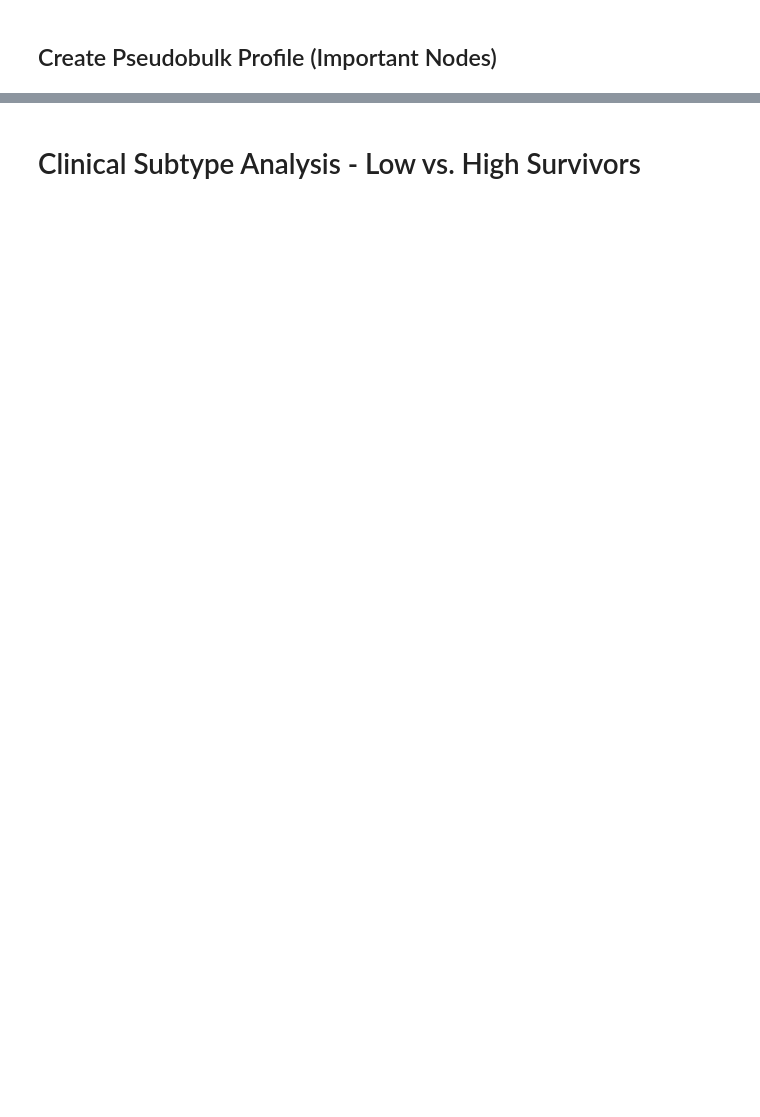
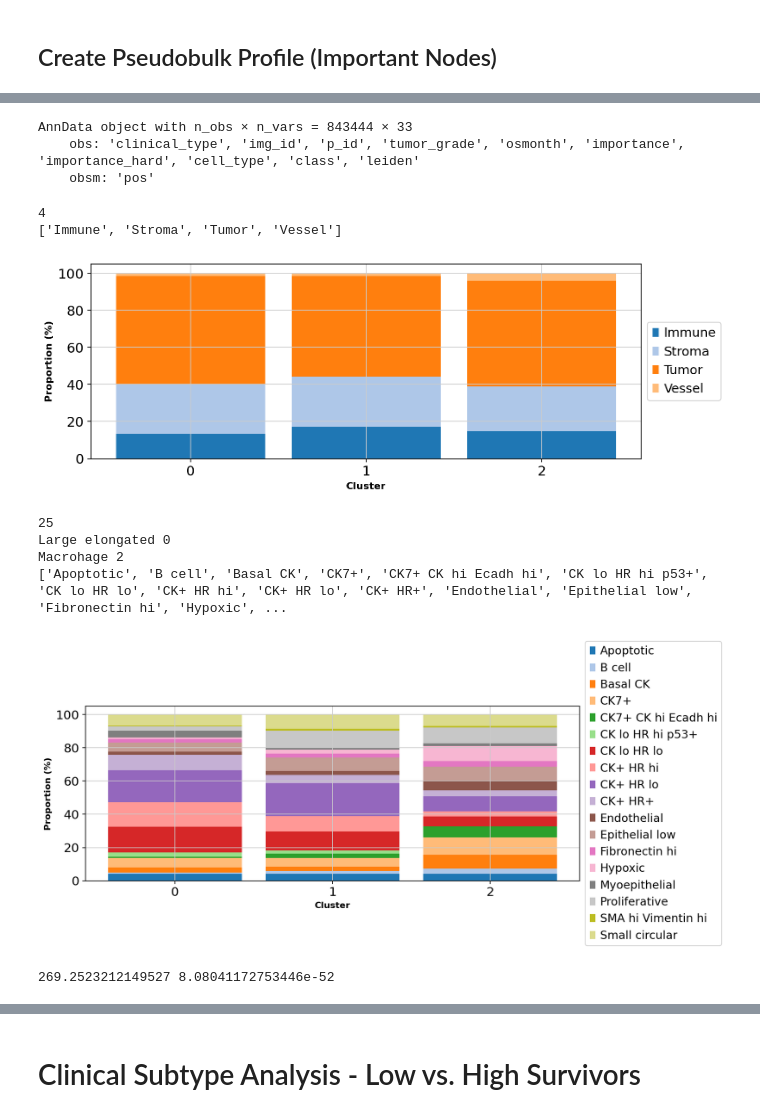
Before and after one commit to saezlab/GNNClinicalOutcomePrediction, a Jupyter notebook: bin/embedding_clustering_JacksonFischer.ipynb, the cells around one changed output, grey strips where cells are left out. Drawn from its saved outputs; the diff is of its cells as text; code cells hidden in the pictures; blank space fills up the shorter version.

```diff
--- a/bin/embedding_clustering_JacksonFischer.ipynb
+++ b/bin/embedding_clustering_JacksonFischer.ipynb
@@ -157,0 +165,11 @@ plt.savefig(os.path.join(PLT_PATH, "jacksonfisher_psedu_imp_dotplot.pdf"), dpi=3
+# %%
+# TODO: Add leiden clusters to adta exp
+
+for cat in adata_emb.obs["leiden"].cat.categories:
+    img_ids = adata_emb[adata_emb.obs["leiden"]==cat].obs["img_id"].cat.categories
+    adata_exp.obs.loc[adata_exp.obs["img_id"].isin(img_ids), "leiden"] = cat
+
+print(sorted(adata_emb[adata_emb.obs["leiden"]=="0"].obs["img_id"].cat.categories))
+print(sorted(adata_exp[adata_exp.obs["leiden"]=="0"].obs["img_id"].cat.categories))
+
+adata_exp[adata_exp.obs["img_id"]=="108lr"]
@@ -157,0 +182,6 @@ plt.savefig(os.path.join(PLT_PATH, "jacksonfisher_psedu_imp_dotplot.pdf"), dpi=3
+# %%
+adata_exp
+# %% [output]
+AnnData object with n_obs × n_vars = 843444 × 33
+    obs: 'clinical_type', 'img_id', 'p_id', 'tumor_grade', 'osmonth', 'importance', 'importance_hard', 'cell_type', 'class', 'leiden'
+    obsm: 'pos'
@@ -157,0 +246,29 @@ plt.savefig(os.path.join(PLT_PATH, "jacksonfisher_psedu_imp_dotplot.pdf"), dpi=3
+# %%
+adata_exp.obs["leiden"] = adata_exp.obs["leiden"].astype("category")
+# adata_exp[adata_exp.obs["importance_hard"]=="True",:]
+# plot_cell_type_proportion(adata_exp[adata_exp.obs["importance_hard"]=="True",:], group_col="leiden", obs_col = "class")
+# plot_cell_type_proportion(adata_exp, group_col="leiden", obs_col = "class")
+
+plot_cell_type_proportion(adata_exp[adata_exp.obs["importance_hard"]=="True",:], group_col="leiden", obs_col = "class")
+plot_cell_type_proportion(adata_exp[adata_exp.obs["importance_hard"]=="True",:], group_col="leiden", obs_col = "cell_type")
+# plot_cell_type_proportion(adata_exp, group_col="leiden", obs_col = "cell_type")
+# %% [output]
+4
+['Immune', 'Stroma', 'Tumor', 'Vessel']
+[figure, added]
+25
+Large elongated 0
+Macrohage 2
+['Apoptotic', 'B cell', 'Basal CK', 'CK7+', 'CK7+ CK hi Ecadh hi', 'CK lo HR hi p53+', 'CK lo HR lo', 'CK+ HR hi', 'CK+ HR lo', 'CK+ HR+', 'Endothelial', 'Epithelial low', 'Fibronectin hi', 'Hypoxic', ...
+[figure, added]
+# %%
+import scipy.stats as stats
+# stats f_oneway functions takes the groups as input and returns ANOVA F and p value
+
+df_obs_pdataimp = pdata_imp.obs
+df_obs_pdataimp
+fvalue, pvalue = stats.f_oneway(df_obs_pdataimp[df_obs_pdataimp["leiden"]=="0"]["osmonth"], df_obs_pdataimp[df_obs_pdataimp["leiden"]=="2"]["osmonth"])
+# df_obs_pdataimp[df_obs_pdataimp["leiden"]=="1"]["osmonth"],
+print(fvalue, pvalue)
+# %% [output]
+269.2523212149527 8.08041172753446e-52
```
Also changed, not shown: parts of 16 cells of this notebook, 1 other file.
